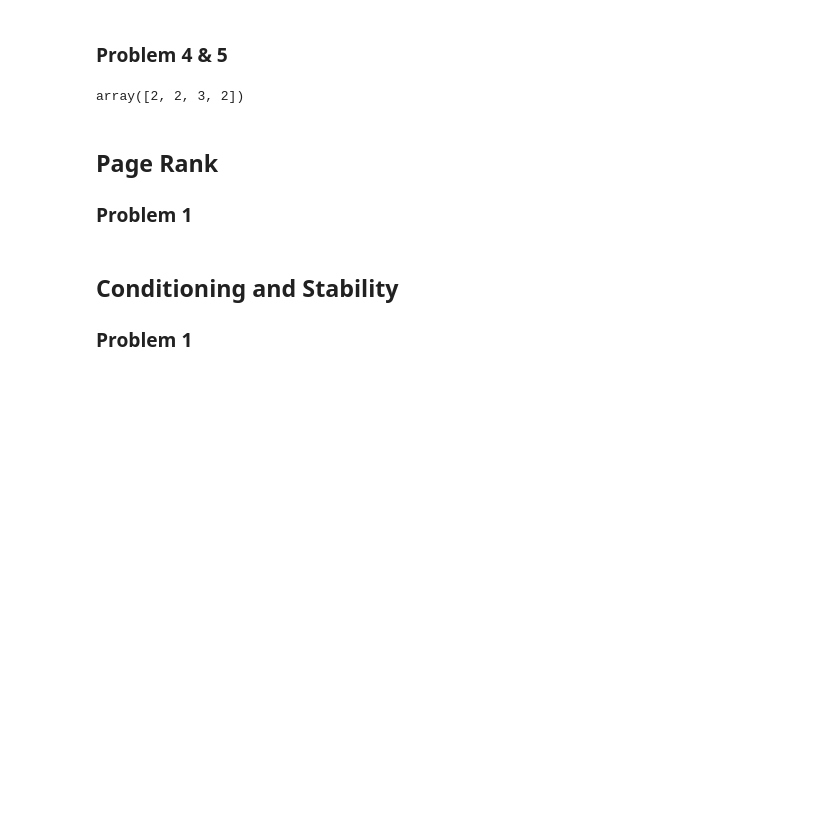
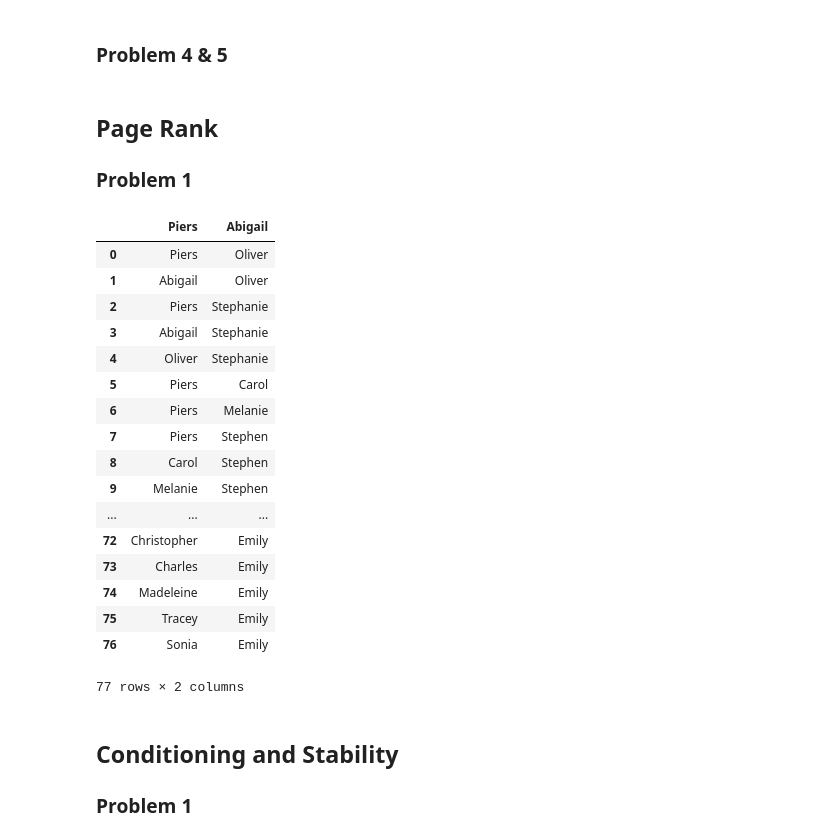
Before and after one commit to Cacheell/BootCamp2018, a Jupyter notebook: ProbSets/Comp/ProbSet3/Homework 3.ipynb, the cells around one changed output. Saved outputs shown, nothing was run; the diff lists cells and outputs as text; code cells hidden in the pictures; blank space fills up the shorter version.

```diff
--- a/ProbSets/Comp/ProbSet3/Homework 3.ipynb
+++ b/ProbSets/Comp/ProbSet3/Homework 3.ipynb
@@ -589,49 +589,3 @@ print(effec_res(G6))
  [0.25 0.  ]]
 # %% [markdown]
 ### Problem 4 & 5
-# %%
-class LinkPredictor:
-    """
-    """
-    def __init__(self, filename):           # This function is the constructor.
-        """
-        """
-        self.names = pd.read_csv(filename, header=None)                # Initialize some attributes.
-
-        self.adjacency =
-        self.max_size = max_size
-        self.contents = []
-
-    def __eq__(self, other):
-        """Checks to see if two Backpack objects are equal if and only if they have the same name,
-        color, and number of contents. This evokes ==.
-        """
-        nameeq = self.name == other.name
-        coloreq = self.color == other.color
-        contentseq = len(self.contents) == len(other.contents)
-        return (nameeq and coloreq and contentseq)
-
-    def __str__(self):
-        """Magic method of printing the class object.  It prints the Owner, Color, Size, Max Size,
-        and contents.
-        """
-        string = str("Owner:\t\t" + str(self.name) + "\nColor:\t\t" + str(self.color) + "\nSize:\t\t" + str(len(self.contents))
-        + "\nMax Size:\t" + str(self.max_size) + "\nContents:\t" + str(self.contents))
-        return string
-
-    def put(self, item):
-        """Add 'item' to the backpack's list of contents if the size of the
-        contents is less than the maximum size"""
-        if (len(self.contents) >= self.max_size):
-            print("No Room!")
-        else:
-            self.contents.append(item)  # Use 'self.contents', not just 'contents'.
-    def take(self, item):
-        """Remove 'item' from the backpack's list of contents."""
-        self.contents.remove(item)
-    def dump(self):
-        """Reset the contents of the backpack"""
-        self.contents = []
-        print("You dumped out your backpack!")
-# %% [output]
-array([2, 2, 3, 2])
@@ -642,3 +612,24 @@ array([2, 2, 3, 2])
+# %%
+pd.read_csv("social_network.csv")
+# %% [output]
+|  | Piers | Abigail |
+| 0 | Piers | Oliver |
+| 1 | Abigail | Oliver |
+| 2 | Piers | Stephanie |
+| 3 | Abigail | Stephanie |
+| 4 | Oliver | Stephanie |
+| 5 | Piers | Carol |
+| 6 | Piers | Melanie |
+| 7 | Piers | Stephen |
+| 8 | Carol | Stephen |
+| 9 | Melanie | Stephen |
+| ... | ... | ... |
+| 72 | Christopher | Emily |
+| 73 | Charles | Emily |
+| 74 | Madeleine | Emily |
+| 75 | Tracey | Emily |
+| 76 | Sonia | Emily |
+77 rows × 2 columns
 # %% [markdown]
 ## Conditioning and Stability
 
```
Also changed, not shown: parts of 7 cells of this notebook, 1 other file.
